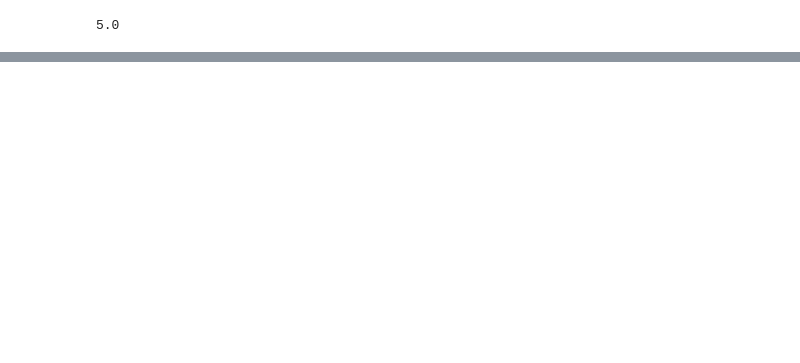
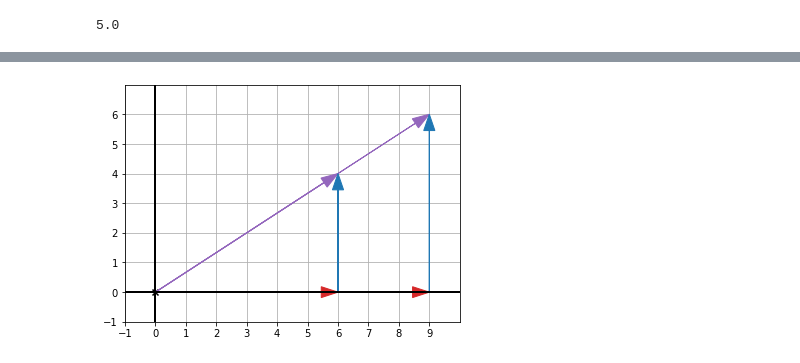
Before and after one commit to sergiofgonzalez/math-workbench, a Jupyter notebook: 01-vectors-in-the-2d-plane/02-vector-arithmetics-notebook/vector_arithmetics.ipynb, the cells around one changed output, grey strips where cells are left out. Drawn from its saved outputs; the diff is of its cells as text; code cells hidden in the pictures; blank space fills up the shorter version.

```diff
--- a/01-vectors-in-the-2d-plane/02-vector-arithmetics-notebook/vector_arithmetics.ipynb
+++ b/01-vectors-in-the-2d-plane/02-vector-arithmetics-notebook/vector_arithmetics.ipynb
@@ -118,0 +178,14 @@ print(length((4, 3)))
+# %%
+from vector_drawing import purple
+
+v = (6, 4)
+v_mod = scalar_product(1.5, v)
+
+draw(
+    Arrow(v, color=purple),         # original
+    Arrow(v_mod, color=purple),     # result of scalar product
+    Arrow((6, 0), color= red), Arrow(v, (6, 0), color=blue),
+    Arrow((1.5 * 6, 0), color=red), Arrow(v_mod, (1.5 * 6, 0), color=blue)
+    )
+# %% [output]
+[figure, added]
```
Also changed, not shown: parts of 19 cells of this notebook, 2 other files.
